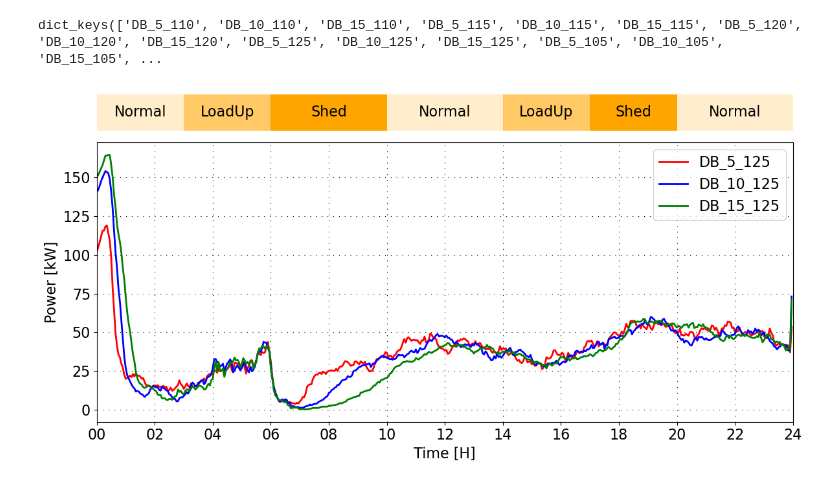
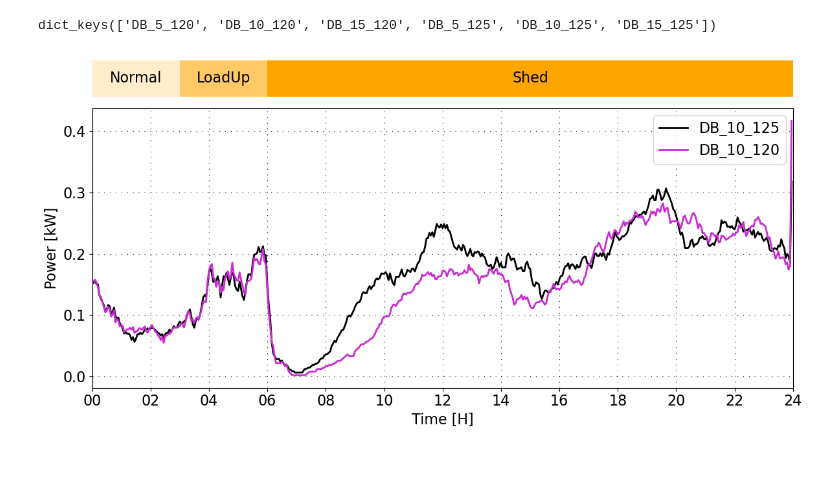
Before and after one commit to PortlandStatePowerLab/OCHRE_Run_Scripts, a Jupyter notebook: analyze_DB.ipynb, the cells around one changed output. Saved outputs shown, nothing was run; the diff lists cells and outputs as text; code cells hidden in the pictures.

```diff
--- a/analyze_DB.ipynb
+++ b/analyze_DB.ipynb
@@ -21,7 +21,7 @@ def process_parquet(filename, working_dir, db_values=[5, 10, 15]):
     results = {}
 
     # Extract the numeric part from "Shed120" for suffix
-    match = re.search(r"Shed(\d+)", filename)
+    match = re.search(r"ShedLong(\d+)", filename)
     suffix = match.group(1) if match else "125"
 
     for db in db_values:
@@ -45,12 +45,12 @@ def process_parquet(filename, working_dir, db_values=[5, 10, 15]):
 WORKING_DIR = r"C:\Users\danap\OCHRE_Working"
 
 files = [
-    "180110_1_3_Shed110_Control.parquet",
-    "180110_1_3_Shed115_Control.parquet",
-    "180110_1_3_Shed120_Control.parquet",
+    # "180110_1_3_Shed110_Control.parquet",
+    # "180110_1_3_Shed115_Control.parquet",
+    "180110_1_3_ShedLong120_Control.parquet",
     "180110_1_3_ShedLong125_Control.parquet",
-    "180110_1_3_Shed105_Control.parquet",
-    "180110_1_3_Shed100_Control.parquet"
+    # "180110_1_3_Shed105_Control.parquet",
+    # "180110_1_3_Shed100_Control.parquet"
 ]
 
 all_results = {}
@@ -61,26 +61,31 @@ for f in files:
 print(all_results.keys())
 # print(all_results["DB_15_120"].head())
 # %% [output]
-dict_keys(['DB_5_110', 'DB_10_110', 'DB_15_110', 'DB_5_115', 'DB_10_115', 'DB_15_115', 'DB_5_120', 'DB_10_120', 'DB_15_120', 'DB_5_125', 'DB_10_125', 'DB_15_125', 'DB_5_105', 'DB_10_105', 'DB_15_105', ...
+dict_keys(['DB_5_120', 'DB_10_120', 'DB_15_120', 'DB_5_125', 'DB_10_125', 'DB_15_125'])
 # %%
 import matplotlib.pyplot as plt
 import numpy as np
 import pandas as pd
+import matplotlib.cm as cm
 
 A = 16
+prated = 0.5
+n = 409
+N = n * prated
 
 # -------------------------------
 # Example bars subplot data
 # -------------------------------
-results = {'': [3, 3, 4, 4, 3, 3, 4]}
-words = ['Normal', 'LoadUp', 'Shed', 'Normal', 'LoadUp', 'Shed', 'Normal']
+results = {'': [3, 3, 18]} # , 4, 3, 3, 4
+words = ['Normal', 'LoadUp', 'Shed'] # , 'Normal', 'LoadUp', 'Shed', 'Normal'
 
 def bars(ax, results, category_names):
     labels = list(results.keys())
     data = np.array(list(results.values()))
     data_cum = data.cumsum(axis=1)
 
-    Alpha = [0.2, 0.6, 1, 0.2, 0.6, 1, 0.2]
+    Alpha = [0.2, 0.6, 1] # , 0.2, 0.6, 1, 0.2
+
     text_color = ['black'] * len(category_names)
 
     ax.invert_yaxis()
@@ -106,14 +111,17 @@ def bars(ax, results, category_names):
 # Select deadbands to plot
 # -------------------------------
 # Pick any 1–2 keys from all_results
-keys_to_plot = ["DB_5_125", "DB_10_125", "DB_15_125"]  # example
+keys_to_plot = ["DB_10_125", "DB_10_120"]  # example ,"DB_5_120", "DB_10_120", "DB_15_120"
 DB_list = [all_results[k] for k in keys_to_plot]
 # DB_upLIST = DB_list = [all_results[k]["upDB"] for k in keys_to_plot]
 
 DB_values_F = [int(k.split("_")[1]) for k in keys_to_plot]
 labels = [f"{k}" for k in keys_to_plot]  # or f"DB {db}°F"
 
-colors = ['red', 'blue', 'green', 'orange', 'purple', 'black']
+# colors = ['red', 'blue', 'green', 'orange', 'purple', 'black']
+cmap = plt.colormaps['gnuplot2']  # this is the colormap object
+colors = [cmap(i / len(keys_to_plot)) for i in range(len(keys_to_plot))]
+
 
 # -------------------------------
 # Create figure and axes
@@ -132,35 +140,35 @@ bars(ax_bars, results, words)
 # -------------------------------
 for i, db_series in enumerate(DB_list):
     if db_series.empty:
         print(f"{keys_to_plot[i]} is empty")
         continue
 
     # Ensure index is datetime
     if not np.issubdtype(db_series.index.dtype, np.datetime64):
         db_series.index = pd.to_datetime(db_series.index)
 
     # Convert datetime to numeric hours
     hours = (db_series.index - db_series.index[0]).total_seconds() / 3600
 
-    ax_control.plot(hours, db_series.values, color=colors[i], linewidth=2, label=labels[i])
+    ax_control.plot(hours, db_series.values/N, color=colors[i], linewidth=2, label=labels[i])
 
 ax_control.set_ylabel("Power [kW]", fontsize=A)
 ax_control.set_xlabel("Time [H]", fontsize=A)
 ax_control.tick_params(axis='x', labelrotation=0, labelsize=A)
 ax_control.tick_params(axis='y', labelsize=A)
 
 # X-axis formatting
 ax_control.set_xlim(0, 24)
 ax_control.set_xticks(range(0, 25, 2))
 ax_control.set_xticklabels([f"{h:02d}" for h in range(0, 25, 2)])
 
 ax_control.grid(True, linestyle=(0, (1, 7)), color='black', linewidth=0.8)
 ax_control.legend(fontsize=A)
 
 plt.tight_layout()
 plt.show()
 # %% [output]
-[figure, old version]
+[figure, new version]
 # %%
 #
 # %%
```
Also changed, not shown: 1 other file.
